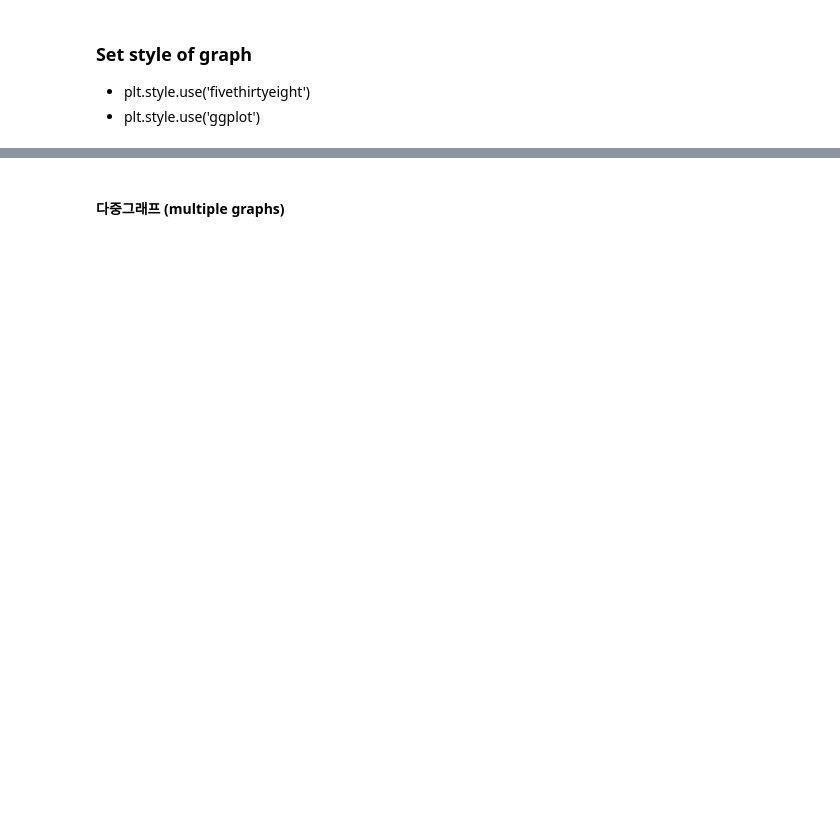
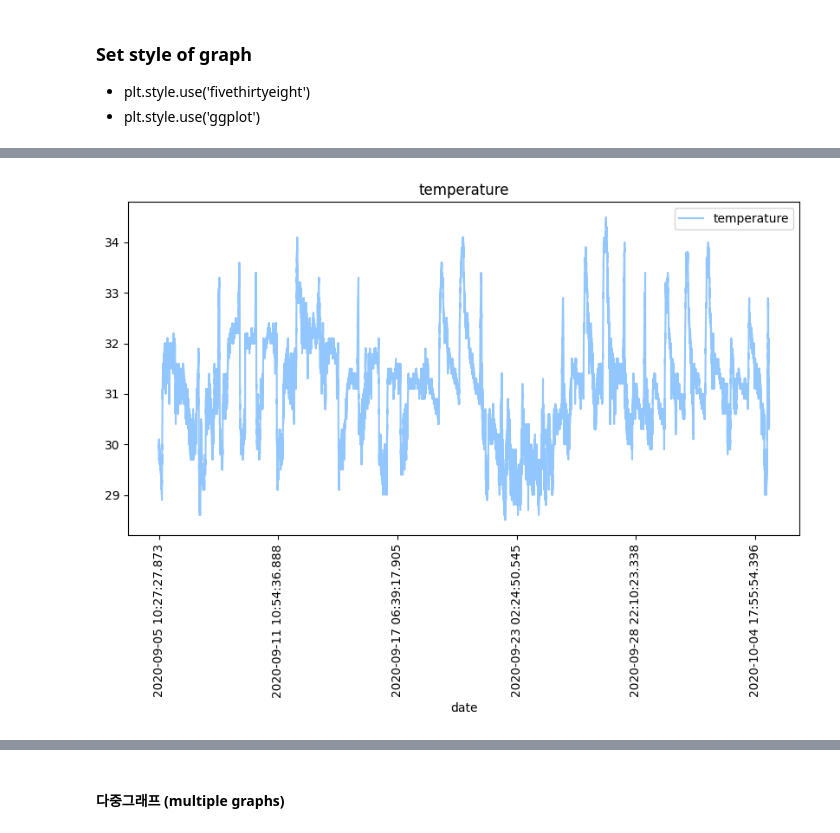
Before and after one commit to dasdasqs2/pdm05, a Jupyter notebook: py-pandas/pandas_6_iot_nano33.ipynb, the cells around one changed output, grey strips where cells are left out. Cells and saved outputs as stored; diff of their text form; code cells hidden in the pictures; blank space fills up the shorter version.

```diff
--- a/py-pandas/pandas_6_iot_nano33.ipynb
+++ b/py-pandas/pandas_6_iot_nano33.ipynb
@@ -261,6 +289,9 @@ plt.style.available
 # %%
 iot_data.plot(x='date', y='temperature', figsize=(10,5), title='temperature')
+plt.xticks(rotation=90)
 plt.style.use('seaborn-pastel') # 'seaborn-pastel', 'fivethirtyeight'
 plt.show()
+# %% [output]
+[figure, added]
 # %%
 iot_data.plot(x='date', y='temperature', figsize=(10,5), title='temperature')
```
Also changed, not shown: parts of 54 cells of this notebook.
